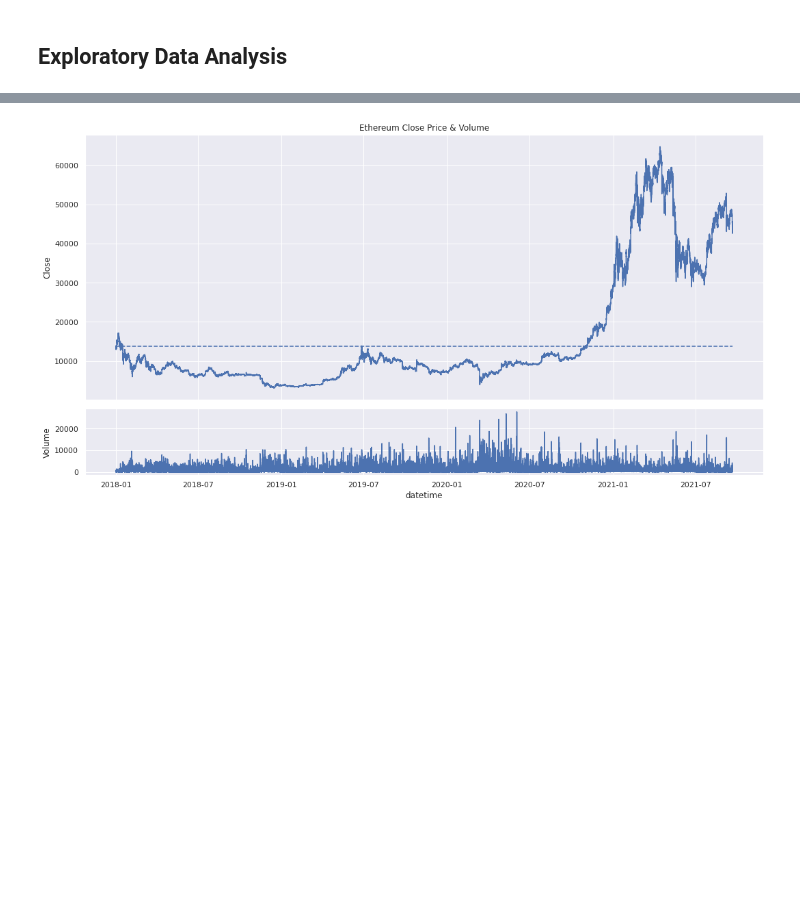
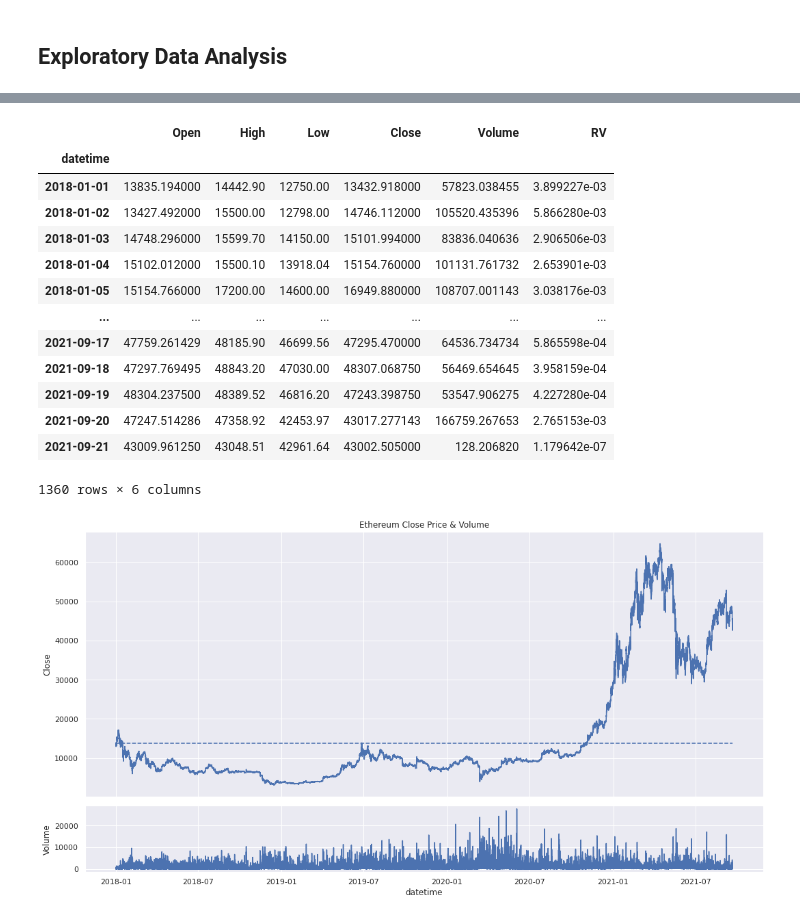
Before and after one commit to stlinde/Thesis, a Jupyter notebook: Analysis.ipynb, the cells around one changed output, grey strips where cells are left out. Saved outputs shown, nothing was run; the diff lists cells and outputs as text; code cells hidden in the pictures; blank space fills up the shorter version.

```diff
--- a/Analysis.ipynb
+++ b/Analysis.ipynb
@@ -67,0 +107,2 @@ memory usage: 17.9 MB
+# %%
+rv = helpers.generate_realized_variance(df, ["10T", "15T", "30T"], "Close")
@@ -68,3 +125,24 @@ memory usage: 17.9 MB
+# %%
+df_1d = helpers.resample_dataframe(df, "1D")
+# %%
+df_1d["Realized Variance"] = rv
+# %%
+df_1d
+# %% [output]
+|  | Open | High | Low | Close | Volume | RV |
+| datetime |  |  |  |  |  |  |
+| 2018-01-01 | 13835.194000 | 14442.90 | 12750.00 | 13432.918000 | 57823.038455 | 3.899227e-03 |
+| 2018-01-02 | 13427.492000 | 15500.00 | 12798.00 | 14746.112000 | 105520.435396 | 5.866280e-03 |
+| 2018-01-03 | 14748.296000 | 15599.70 | 14150.00 | 15101.994000 | 83836.040636 | 2.906506e-03 |
+| 2018-01-04 | 15102.012000 | 15500.10 | 13918.04 | 15154.760000 | 101131.761732 | 2.653901e-03 |
+| 2018-01-05 | 15154.766000 | 17200.00 | 14600.00 | 16949.880000 | 108707.001143 | 3.038176e-03 |
+| ... | ... | ... | ... | ... | ... | ... |
+| 2021-09-17 | 47759.261429 | 48185.90 | 46699.56 | 47295.470000 | 64536.734734 | 5.865598e-04 |
+| 2021-09-18 | 47297.769495 | 48843.20 | 47030.00 | 48307.068750 | 56469.654645 | 3.958159e-04 |
+| 2021-09-19 | 48304.237500 | 48389.52 | 46816.20 | 47243.398750 | 53547.906275 | 4.227280e-04 |
+| 2021-09-20 | 47247.514286 | 47358.92 | 42453.97 | 43017.277143 | 166759.267653 | 2.765153e-03 |
+| 2021-09-21 | 43009.961250 | 43048.51 | 42961.64 | 43002.505000 | 128.206820 | 1.179642e-07 |
+1360 rows × 6 columns
 # %%
 initial_price = np.full(len(df), df['Close'][0])
 # specify plot layouts with different width using subplots()
```
Also changed, not shown: parts of 21 cells of this notebook, 5 other files.
